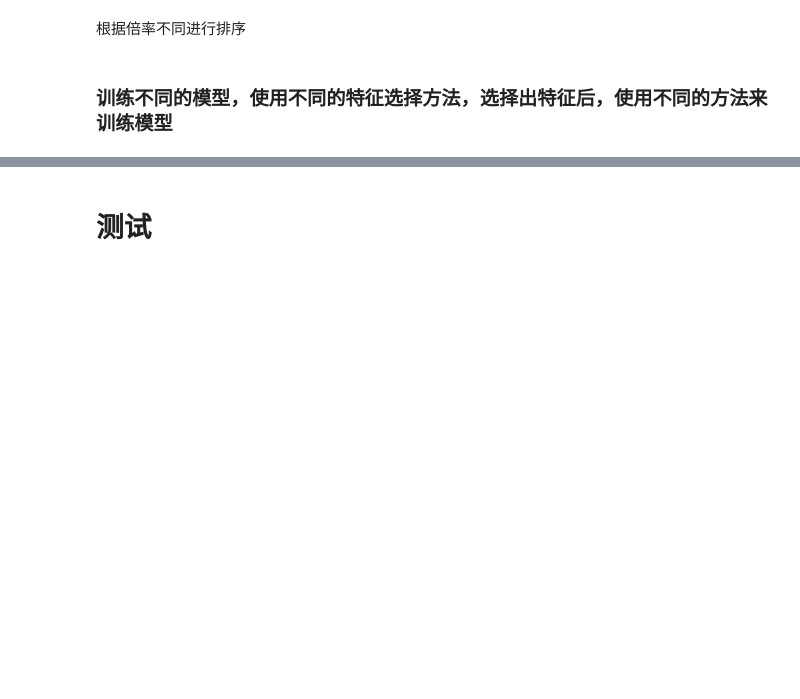
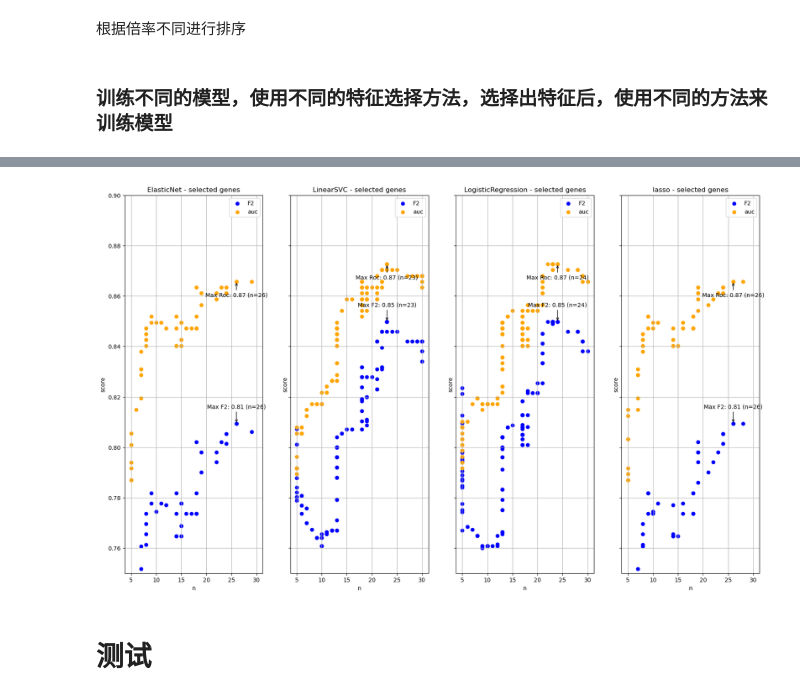
Before and after one commit to yeouyang326/digital-encoding-of-miRNA, a Jupyter notebook: 2StepSelect.ipynb, the cells around one changed output, grey strips where cells are left out. Drawn from its saved outputs; the diff is of its cells as text; code cells hidden in the pictures; blank space fills up the shorter version.

```diff
--- a/2StepSelect.ipynb
+++ b/2StepSelect.ipynb
@@ -767,10 +861,0 @@ final_results_unique
-# %%
-sort_columns = ['found_coef','auc', 'recall', 'n']
-sort_order = [False,False, False, True]
-
-# Sort the DataFrame
-results_sorted = final_results_unique.sort_values(by=sort_columns, ascending=sort_order).reset_index(drop=True).copy()
-results_sorted_view = results_sorted.head(5).copy().drop(['coef','gene_id','intercept','multiple_times'], axis=1)
-results_sorted_view
-
-# todo: 当连续几个的gb_acc和coef_rounded都和上一个一样时，不用再显示出来。
@@ -779,6 +862,6 @@ results_sorted_view
 # %%
 # reproduce
-results_sorted_found_coef = results_sorted[results_sorted['found_coef'] == True].reset_index(drop=True).copy()
+results_sorted_found_coef = final_results_unique[results_sorted['found_coef'] == True].reset_index(drop=True).copy()
 reperduce = []
 for i in range(len(results_sorted_found_coef)):
     gene_ids = results_sorted_found_coef['gene_id'][i]
@@ -876,3 +966,45 @@ results_sorted_found_coef_view.head(5)
+# %%
+# for results_sorted_found_coef, draw the figure
+# Group the results by method and model
+groups = results_sorted_found_coef.groupby(['method'])
+methods = [method for method, _ in groups]
+# Create a figure with multiple subplots
+fig, axs = plt.subplots(1,len(methods), sharex=True, sharey=True, figsize=(20, 12))
+
+# Iterate over the subplots and plot the acc and roc values
+for i, method in enumerate(methods):
+    group = groups.get_group(method)
+    axs[i].scatter(group['n'], group['f2'], label='F2', color='blue')
+    axs[i].scatter(group['n'], group['auc'], label='auc', color='orange')
+    axs[i].set_xlabel('n')
+    axs[i].set_ylabel('score')
+    axs[i].set_ylim([0.75, 0.9]) # Set y-axis limits
+    axs[i].legend()
+    # Find the maximum acc and roc values for this method and model
+    max_acc_idx = group['f2'].idxmax()
+    max_auc_idx = group['auc'].idxmax()
+    max_acc = group.loc[max_acc_idx, 'f2']
+    max_auc = group.loc[max_auc_idx, 'auc']
+    max_n_acc = group.loc[max_acc_idx, 'n']
+    max_n_auc = group.loc[max_auc_idx, 'n']
+
+    # Add annotations with the maximum acc and roc values
+    axs[i].annotate(f'Max F2: {max_acc:.2f} (n={max_n_acc})',
+                        xy=(max_n_acc, max_acc),
+                        xytext=(max_n_acc, max_acc + 0.006),
+                        ha='center',
+                        arrowprops=dict(arrowstyle='->'))
+    axs[i].annotate(f'Max Roc: {max_auc:.2f} (n={max_n_auc})',
+                        xy=(max_n_auc, max_auc),
+                        xytext=(max_n_auc, max_auc - 0.006),
+                        ha='center',
+                        arrowprops=dict(arrowstyle='->'))
+
+    axs[i].set_title(f'{method} - selected genes')
+    # grid
+    axs[i].grid()
+# %% [output]
+[figure, added]
 # %% [markdown]
 # 测试
 # %% [markdown]
```
Also changed, not shown: parts of 18 cells of this notebook.
